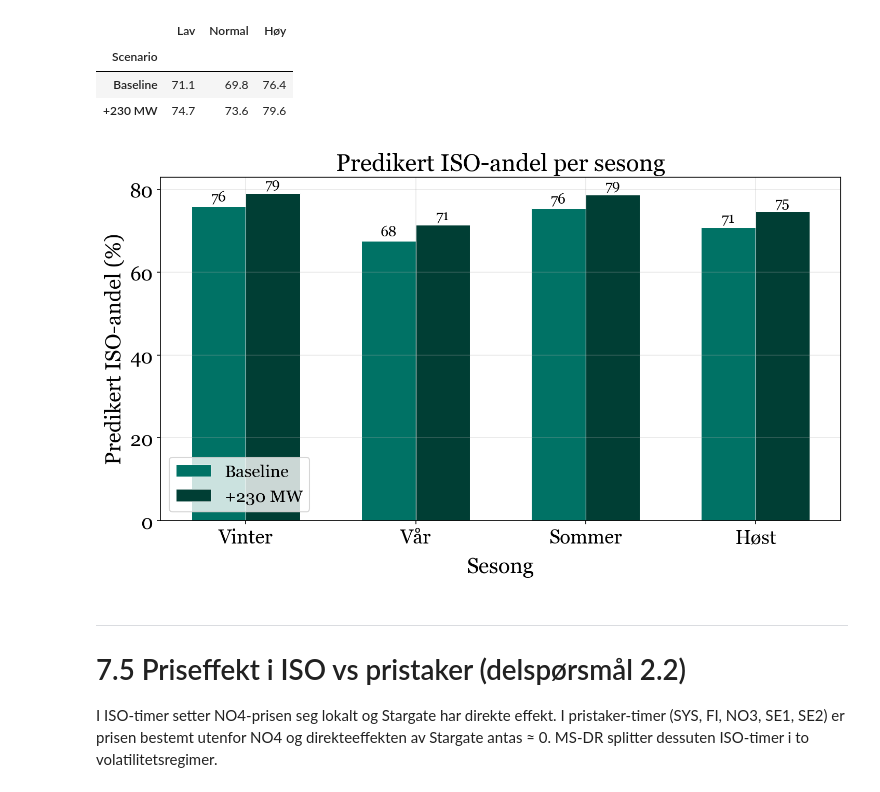
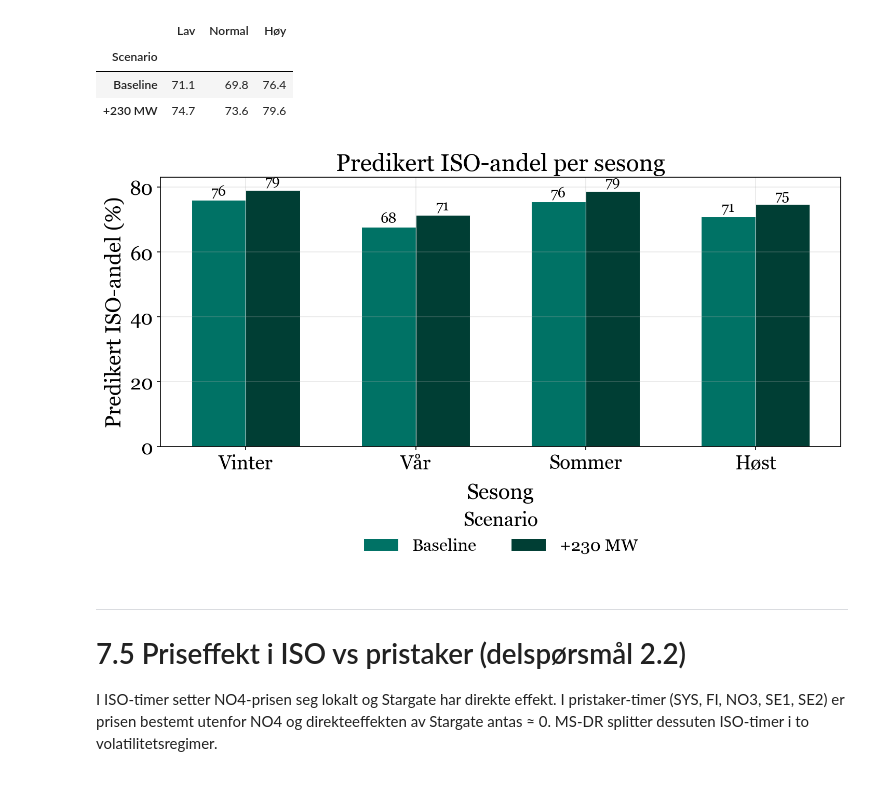
Before and after one commit to noafink1/masteroppgave, a Jupyter notebook: code/06_results_summary.ipynb, the cells around one changed output. Cells and saved outputs as stored; diff of their text form; code cells hidden in the pictures.

```diff
--- a/code/06_results_summary.ipynb
+++ b/code/06_results_summary.ipynb
@@ -517,33 +517,38 @@ Tabell 7.7: Predikert ISO-andel (%) per etterspørselsnivå
 # %%
 # Figur: ISO-andel per sesong — baseline vs +230 MW
 fig, ax = plt.subplots(figsize=(10, 6))
 season_cols = [SEASON_ORDER[k] for k in SEASON_ORDER]
 x = np.arange(len(season_cols))
 width = 0.32
 
 scen_colors = {"Baseline": C2, "+230 MW": C4}
 for i, scen in enumerate(["Baseline", "+230 MW"]):
     if scen not in iso_share_df.index:
         continue
     vals = [iso_share_df.loc[scen, s] for s in season_cols]
     bars = ax.bar(x + (i - 0.5)*width, vals, width,
                   color=scen_colors[scen], label=scen,
                   edgecolor="white", linewidth=0.5)
     for bar, v in zip(bars, vals):
         ax.text(bar.get_x() + bar.get_width()/2, bar.get_height() + 0.5,
                 f"{v:.0f}", ha="center", va="bottom", fontsize=13)
 
 ax.set_xticks(x)
 ax.set_xticklabels(season_cols)
 ax.set_xlabel("Sesong", labelpad=8)
 ax.set_ylabel("Predikert ISO-andel (%)")
 ax.set_title("Predikert ISO-andel per sesong")
-ax.legend(fontsize=16)
+
+handles, labels = ax.get_legend_handles_labels()
+ax.legend(handles, labels,
+          title="Scenario", ncol=2, frameon=False,
+          bbox_to_anchor=(0.5, -0.18), loc="upper center", fontsize=16)
+
 plt.tight_layout()
 plt.savefig(FIG6 + "74_iso_andel_sesong.pdf", bbox_inches="tight")
 plt.show()
 # %% [output]
-[figure, old version]
+[figure, new version]
 # %% [markdown]
 ---
 # 7.5 Priseffekt i ISO vs pristaker (delspørsmål 2.2)
```
Also changed, not shown: parts of 16 cells of this notebook, 14 other files.
